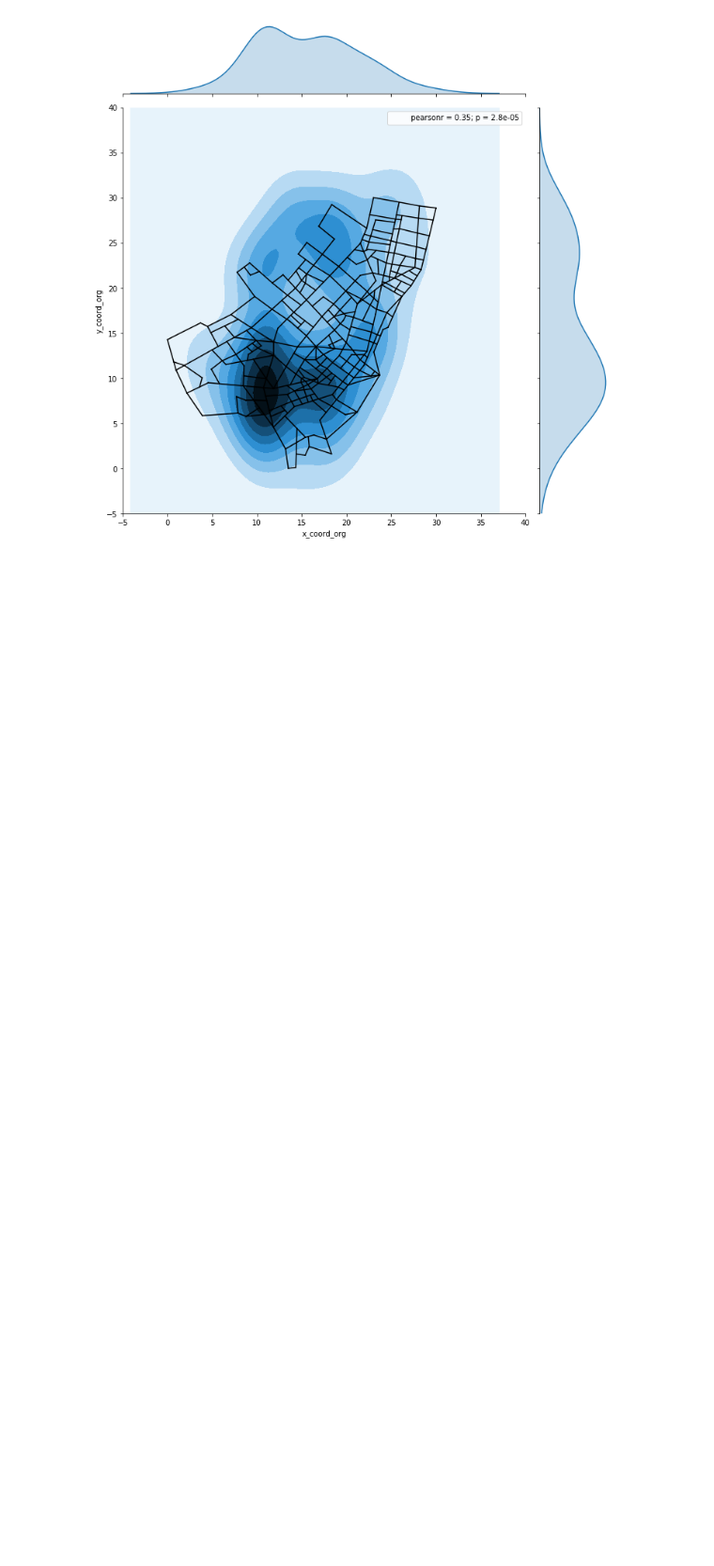
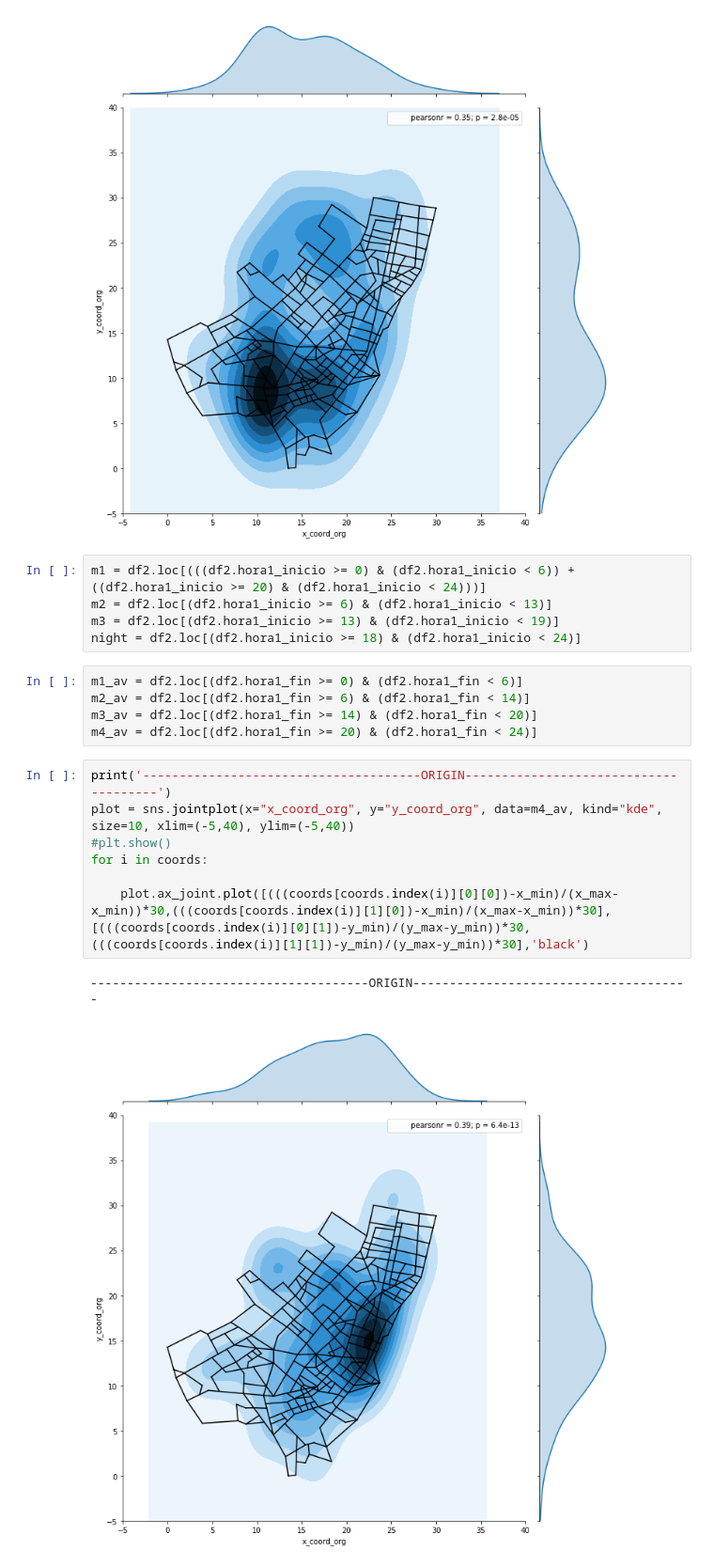
Before and after one commit to NotAnyMike/uber, a Jupyter notebook: modules/distributions/best_blocks_time_distribution.ipynb, the cells around one changed output. Shown at 94% size. Cells and saved outputs as stored; diff of their text form; blank space fills up the shorter version.

```diff
--- a/modules/distributions/best_blocks_time_distribution.ipynb
+++ b/modules/distributions/best_blocks_time_distribution.ipynb
@@ -300,3 +300,23 @@ anima.save('imgs/Bivariate graphs/Time Blocks/Arrive/animTimeARR.png')
 Image(filename='imgs/Bivariate graphs/Time Blocks/Arrive/animTimeARR.png')
 # %% [output]
 [figure]
+# %%
+m1 = df2.loc[(((df2.hora1_inicio >= 0) & (df2.hora1_inicio < 6)) + ((df2.hora1_inicio >= 20) & (df2.hora1_inicio < 24)))]
+m2 = df2.loc[(df2.hora1_inicio >= 6) & (df2.hora1_inicio < 13)]
+m3 = df2.loc[(df2.hora1_inicio >= 13) & (df2.hora1_inicio < 19)]
+night = df2.loc[(df2.hora1_inicio >= 18) & (df2.hora1_inicio < 24)]
+# %%
+m1_av = df2.loc[(df2.hora1_fin >= 0) & (df2.hora1_fin < 6)]
+m2_av = df2.loc[(df2.hora1_fin >= 6) & (df2.hora1_fin < 14)]
+m3_av = df2.loc[(df2.hora1_fin >= 14) & (df2.hora1_fin < 20)]
+m4_av = df2.loc[(df2.hora1_fin >= 20) & (df2.hora1_fin < 24)]
+# %%
+print('--------------------------------------ORIGIN--------------------------------------')
+plot = sns.jointplot(x="x_coord_org", y="y_coord_org", data=m4_av, kind="kde", size=10, xlim=(-5,40), ylim=(-5,40))
+#plt.show()
+for i in coords:
+
+    plot.ax_joint.plot([(((coords[coords.index(i)][0][0])-x_min)/(x_max-x_min))*30,(((coords[coords.index(i)][1][0])-x_min)/(x_max-x_min))*30],[(((coords[coords.index(i)][0][1])-y_min)/(y_max-y_min))*30,(((coords[coords.index(i)][1][1])-y_min)/(y_max-y_min))*30],'black')
+# %% [output]
+--------------------------------------ORIGIN--------------------------------------
+[figure, added]
```
Also changed, not shown: 18 other files.
